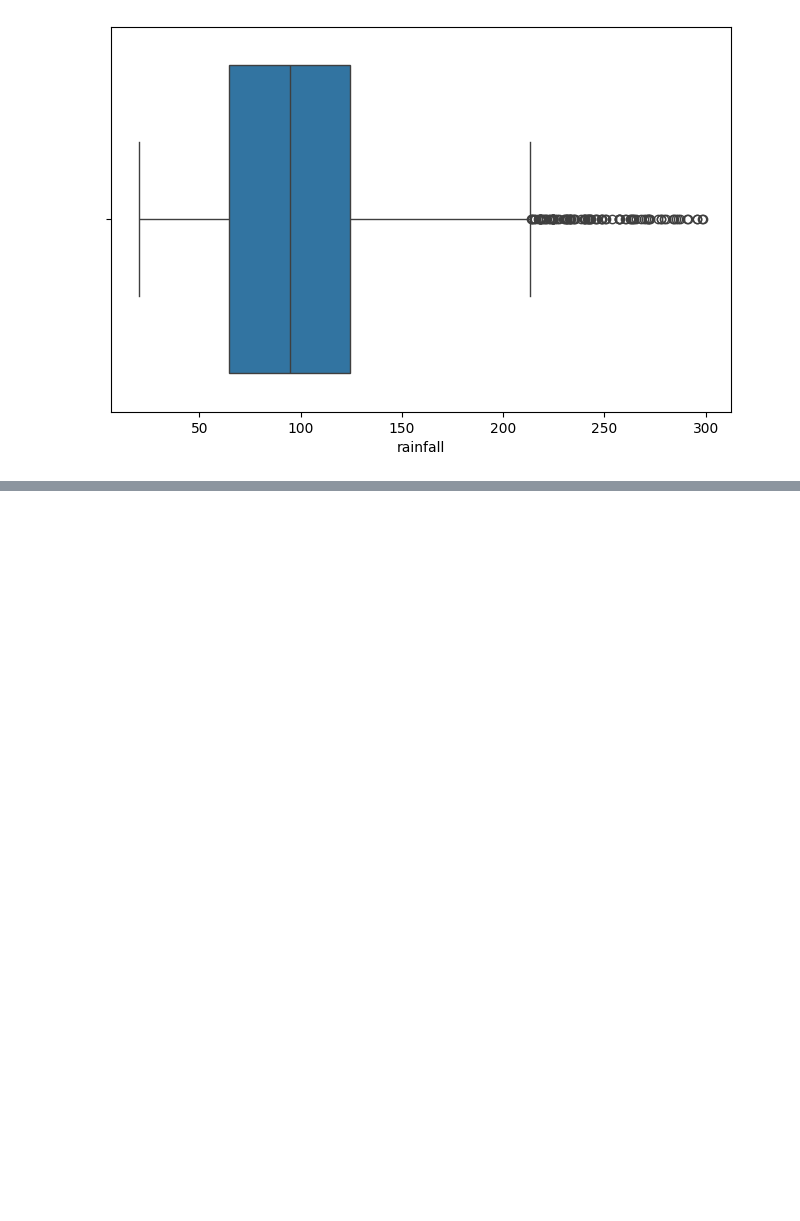
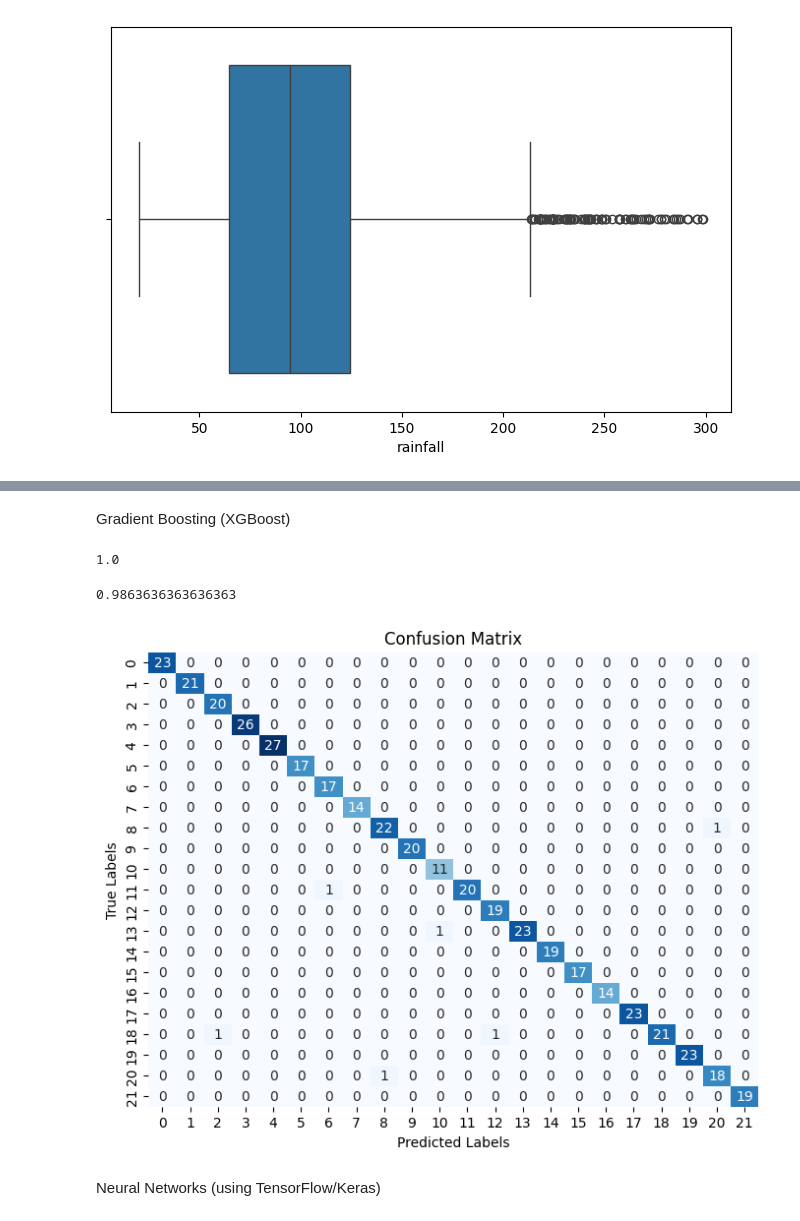
Before and after one commit to ChavinduDulaj/Crop-Recommendation-System, a Jupyter notebook: preprocessing.ipynb, the cells around one changed output, grey strips where cells are left out. Cells and saved outputs as stored; diff of their text form; code cells hidden in the pictures; blank space fills up the shorter version.

```diff
--- a/preprocessing.ipynb
+++ b/preprocessing.ipynb
@@ -239,0 +443,2 @@ plt.show()
+# %% [markdown]
+Gradient Boosting (XGBoost)
@@ -239,0 +447,33 @@ plt.show()
+# %%
+# Initialize the XGBoost classifier
+xgb = XGBClassifier()
+
+# Train the classifier on the training data
+xgb.fit(X_train, y_train)
+
+# Make predictions
+y_pred = xgb.predict(X_test)
+# %%
+xgb.score(X_train,y_train)
+# %% [output]
+1.0
+# %%
+xgb.score(X_test,y_test)
+# %% [output]
+0.9863636363636363
+# %%
+# Calculate the confusion matrix
+conf_matrix = confusion_matrix(y_test, y_pred)
+
+# Plot the confusion matrix
+plt.figure(figsize=(8, 6))
+sns.heatmap(conf_matrix, annot=True, fmt='d', cmap='Blues', cbar=False)
+
+plt.title('Confusion Matrix')
+plt.xlabel('Predicted Labels')
+plt.ylabel('True Labels')
+plt.show()
+# %% [output]
+[figure, added]
+# %% [markdown]
+Neural Networks (using TensorFlow/Keras)
```
Also changed, not shown: parts of 71 cells of this notebook.
